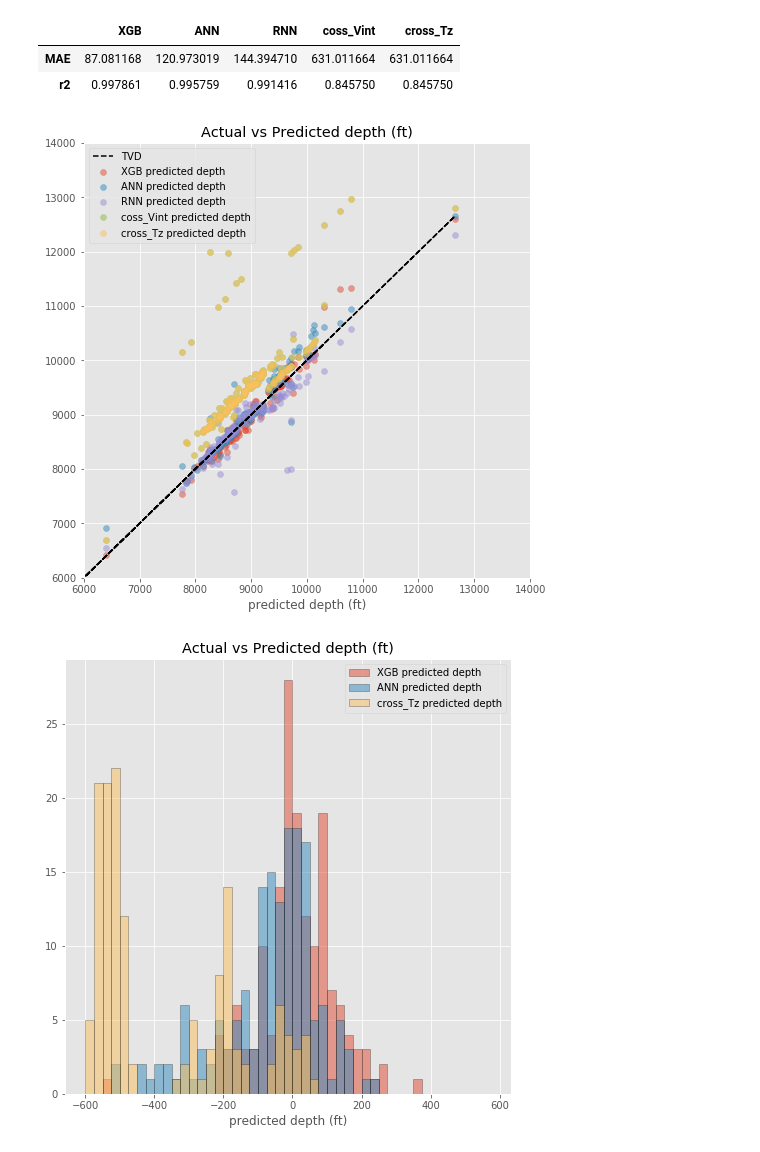
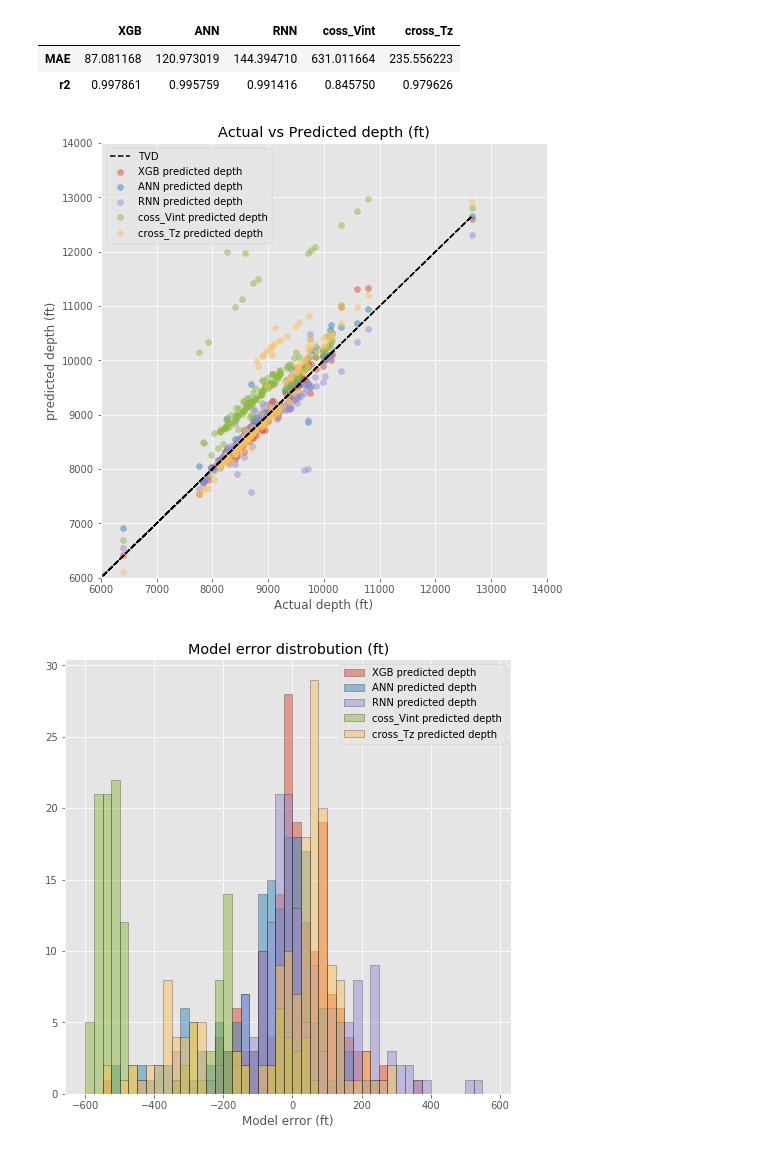
Before and after one commit to sameckford/ML_PESGB_Geoscience_Conference, a Jupyter notebook: model_evaluation/test_harness.ipynb, the cells around one changed output. Saved outputs shown, nothing was run; the diff lists cells and outputs as text; code cells hidden in the pictures.

Commit message:
bug fixes to model eval

```diff
--- a/model_evaluation/test_harness.ipynb
+++ b/model_evaluation/test_harness.ipynb
@@ -19,7 +19,7 @@ params = {"XGB":{"loc":"../ML_approach/model_predictions/xgb_predictions.csv",
                        "pred_col": "TVD_pred",
                        "actual": "TVD"
                        },
-          "cross_Tz":{"loc":"../classic_approach/data/test_vint_prediction.csv",
+          "cross_Tz":{"loc":"../classic_approach/data/test_tZ_prediction.csv",
                       "col": "C4",
                       "pred_col": "TVD_pred",
                       "actual": "TVD"}}
@@ -29,16 +29,16 @@ me = ModelEvaluation(test_data_param=params)
 me.metrics
 # %% [output]
 |  | XGB | ANN | RNN | coss_Vint | cross_Tz |
-| MAE | 87.081168 | 120.973019 | 144.394710 | 631.011664 | 631.011664 |
-| r2 | 0.997861 | 0.995759 | 0.991416 | 0.845750 | 0.845750 |
+| MAE | 87.081168 | 120.973019 | 144.394710 | 631.011664 | 235.556223 |
+| r2 | 0.997861 | 0.995759 | 0.991416 | 0.845750 | 0.979626 |
 # %%
 me.plot_scatter(x_lims=(6000, 14000), y_lims=(6000, 14000), models=None) # if models param is None all models are plotted
 # %% [output]
-[figure, old version]
+[figure, new version]
 # %%
-me.plot_error_dist(bins=np.arange(-600, 600,25), models=["XGB", "ANN", "cross_Tz"]) # if models param is None all models are plotted
+me.plot_error_dist(bins=np.arange(-600, 600,25), models=None) # if models param is None all models are plotted
 # %% [output]
-[figure, old version]
+[figure, new version]
 # %%
 me.plot_metric_vs_surface() # if models param is None all models are plotted, metrics only supports r2 and MAE at present
 # %% [output]
```
Also changed, not shown: parts of 2 cells of this notebook, 1 other file.
